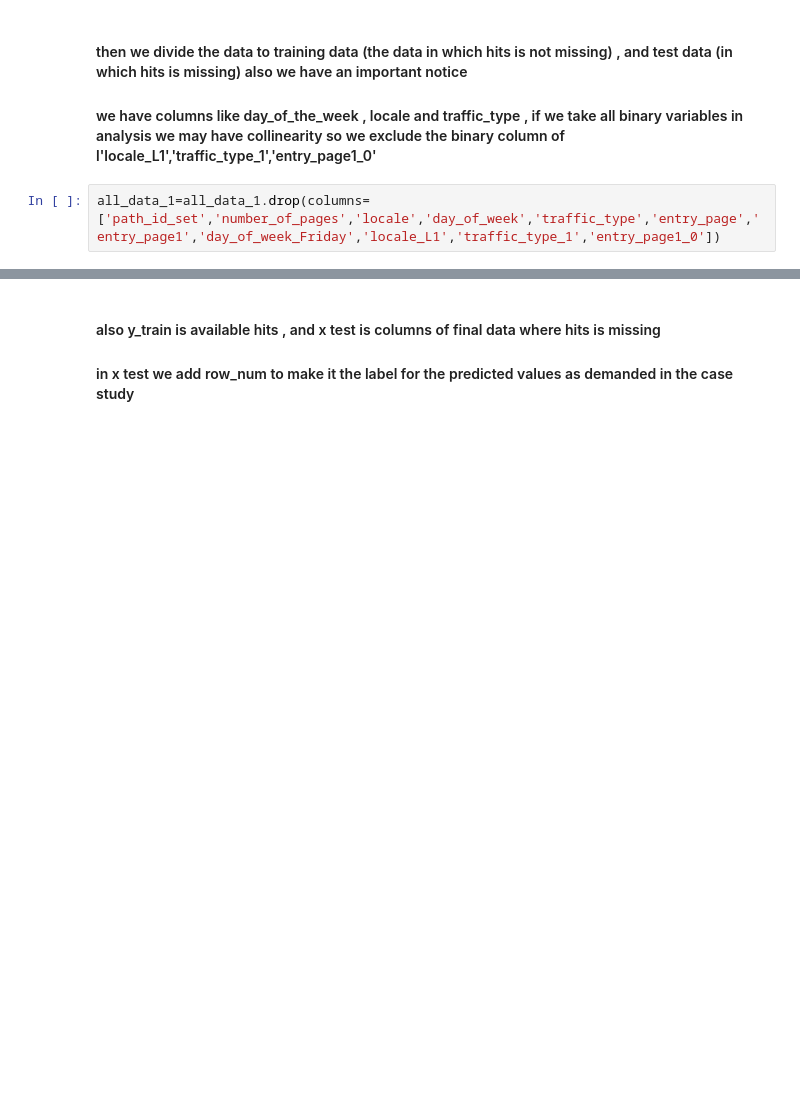
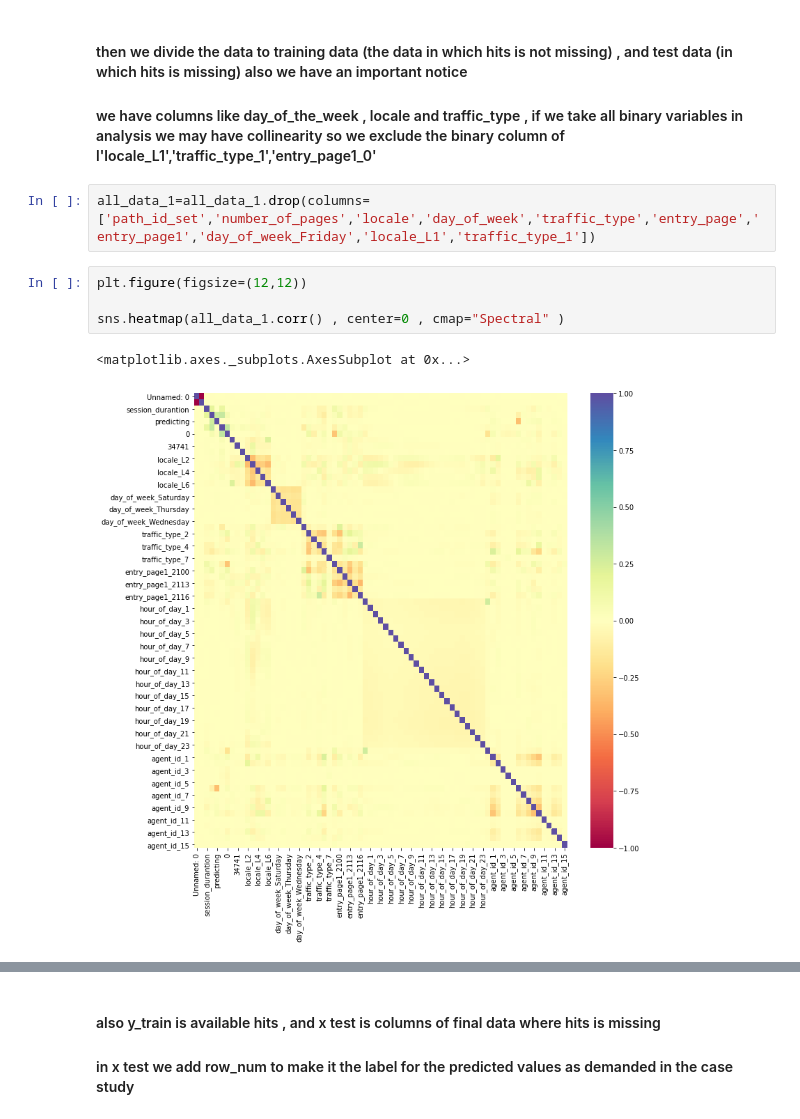
Before and after one commit to ahmedhas32/Data-science-projects, a Jupyter notebook: predicting_hits.ipynb, the cells around one changed output, grey strips where cells are left out. Saved outputs shown, nothing was run; the diff lists cells and outputs as text; blank space fills up the shorter version.

```diff
--- a/predicting_hits.ipynb
+++ b/predicting_hits.ipynb
@@ -358,4 +428,11 @@ all_data_1.head()
 
 #### we have columns like day_of_the_week  , locale and traffic_type , if we take all binary variables in analysis we may have collinearity so we exclude the binary column of l'locale_L1','traffic_type_1','entry_page1_0'
 # %%
-all_data_1=all_data_1.drop(columns=['path_id_set','number_of_pages','locale','day_of_week','traffic_type','entry_page','entry_page1','day_of_week_Friday','locale_L1','traffic_type_1','entry_page1_0'])
+all_data_1=all_data_1.drop(columns=['path_id_set','number_of_pages','locale','day_of_week','traffic_type','entry_page','entry_page1','day_of_week_Friday','locale_L1','traffic_type_1'])
+# %%
+plt.figure(figsize=(12,12))
+
+sns.heatmap(all_data_1.corr() , center=0 , cmap="Spectral" )
+# %% [output]
+<matplotlib.axes._subplots.AxesSubplot at 0x...>
+[figure, added]
```
Also changed, not shown: parts of 58 cells of this notebook.
